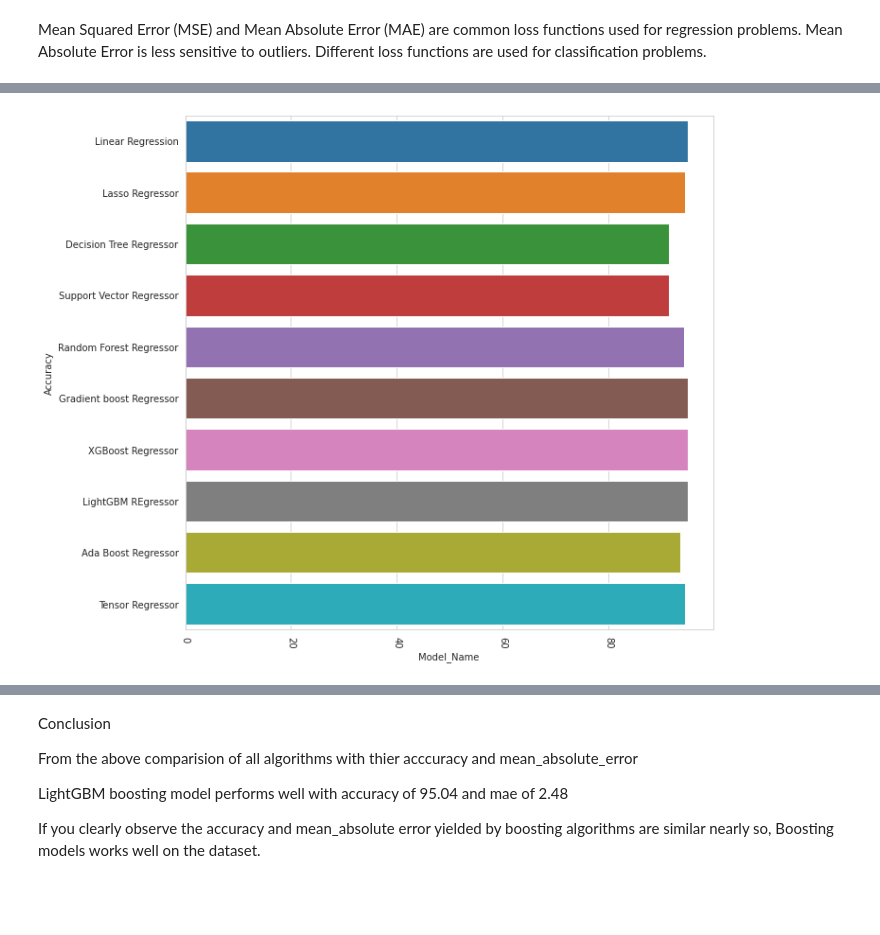
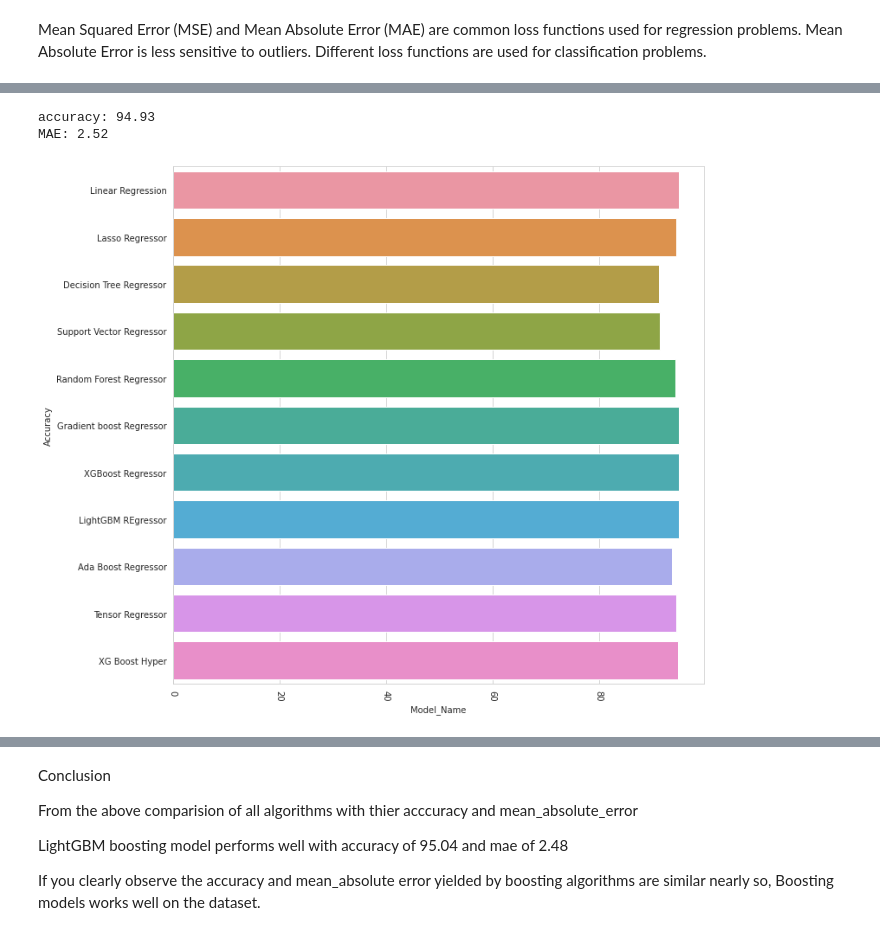
Before and after one commit to ram574/Galeto-Case-Study, a Jupyter notebook: test.ipynb, the cells around one changed output, grey strips where cells are left out. Saved outputs shown, nothing was run; the diff lists cells and outputs as text; code cells hidden in the pictures; blank space fills up the shorter version.

```diff
--- a/test.ipynb
+++ b/test.ipynb
@@ -609,0 +687,10 @@ Mean Squared Error (MSE) and Mean Absolute Error (MAE) are common loss functions
+# %%
+lgb_reg = lightgbm.LGBMRegressor(booster='gblinear', boosting_type='gbdt', class_weight=None,
+              colsample_bytree=1.0, importance_type='split', learning_rate=0.15,
+              max_depth=2, min_child_samples=20, min_child_weight=1,
+              min_split_gain=0.0, n_estimators=1500, n_jobs=-1, num_leaves=31,
+              objective=None, random_state=None, reg_alpha=0.0, reg_lambda=0.0,
+              silent=True, subsample=1.0, subsample_for_bin=200000,
+              subsample_freq=0)
+# %%
+lgb_reg.fit(X_train, y_train)
@@ -610,20 +705,29 @@ Mean Squared Error (MSE) and Mean Absolute Error (MAE) are common loss functions
+# %%
+lgb_pred1 = lgb_reg.predict(X_test)
+
+#accuracy_scores[10] = test_score(y_test, lgb_pred)
+# %%
+accuracy_scores[10] = test_score(y_test, lgb_pred1)
+# %% [output]
+accuracy: 94.93
+MAE: 2.52
 # %%
 sns.set_style('whitegrid')
 
-models = ["Linear Regression","Lasso Regressor","Decision Tree Regressor","Support Vector Regressor","Random Forest Regressor","Gradient boost Regressor","XGBoost Regressor","LightGBM REgressor","Ada Boost Regressor","Tensor Regressor"]
+models = ["Linear Regression","Lasso Regressor","Decision Tree Regressor","Support Vector Regressor","Random Forest Regressor","Gradient boost Regressor","XGBoost Regressor","LightGBM REgressor","Ada Boost Regressor","Tensor Regressor","XG Boost Hyper"]
 
 
-plt.figure(figsize=(10, 10))
+plt.figure(figsize=(11, 11))
 sns.barplot(x=accuracy_scores, y=models)
 
 
 plt.xlabel("Model_Name")
 plt.xticks(rotation = -90)
 plt.ylabel("Accuracy")
 
 plt.show()
 # %% [output]
-[figure, old version]
+[figure, new version]
 # %%
 sns.set_style('whitegrid')
 models = ["Linear Regression","Lasso Regressor","Decision Tree Regressor","Support Vector Regressor","Random Forest Regressor","Gradient boost Regressor","XGBoost Regressor","LightGBM REgressor","Tensor Regressor","AdaBoost Regressor"]
```
Also changed, not shown: parts of 20 cells of this notebook.
